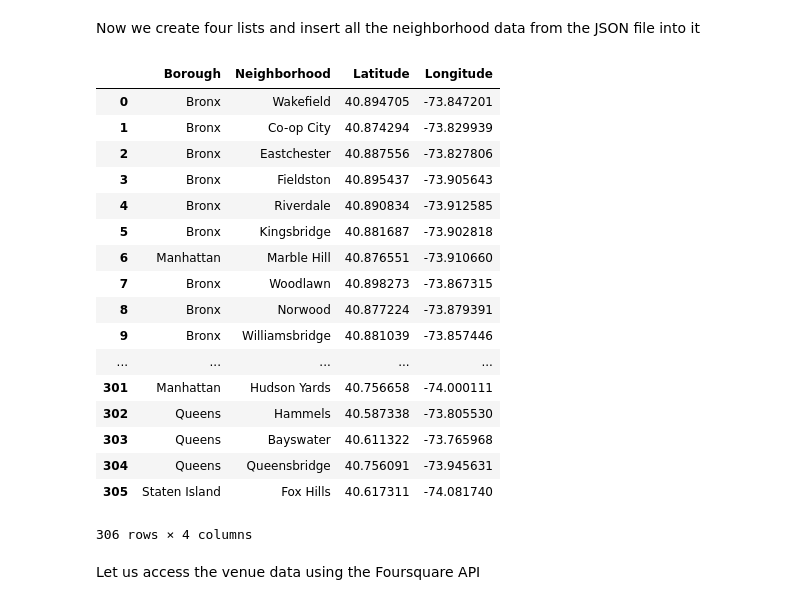
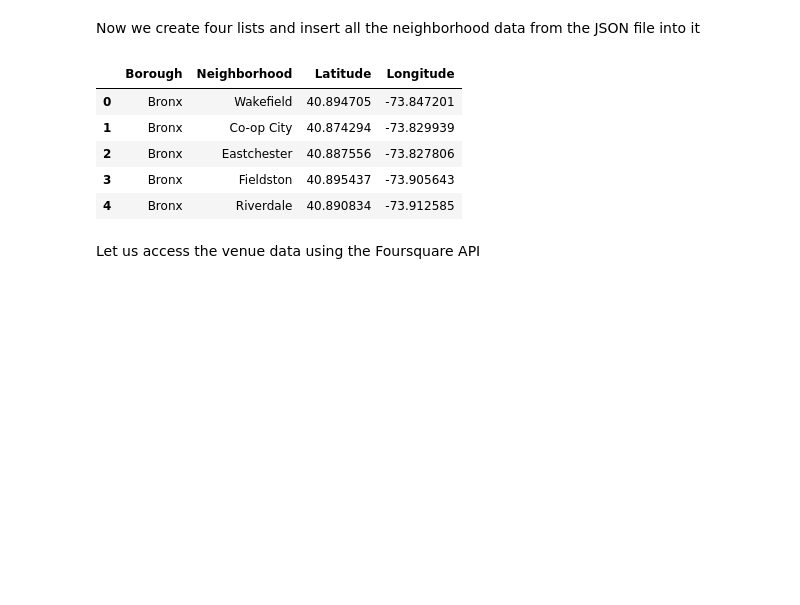
Before and after one commit to h-sarhan/IBM_Data_Science_Capstone, a Jupyter notebook: Battle of the Neighborhoods.ipynb, the cells around one changed output. Drawn from its saved outputs; the diff is of its cells as text; code cells hidden in the pictures; blank space fills up the shorter version.

```diff
--- a/Battle of the Neighborhoods.ipynb
+++ b/Battle of the Neighborhoods.ipynb
@@ -50,30 +50,18 @@ for i in nynb_data['features']:
 # %%
 # Creating the data frame that houses all the neighborhood info and then adding the 4 lists to it
 NYNB = pd.DataFrame()
 NYNB['Borough'] = boroughs
 NYNB['Neighborhood'] = neighborhoods
 NYNB['Latitude'] = latitude
 NYNB['Longitude'] = longitude
-NYNB
+NYNB.head()
 # %% [output]
 |  | Borough | Neighborhood | Latitude | Longitude |
 | 0 | Bronx | Wakefield | 40.894705 | -73.847201 |
 | 1 | Bronx | Co-op City | 40.874294 | -73.829939 |
 | 2 | Bronx | Eastchester | 40.887556 | -73.827806 |
 | 3 | Bronx | Fieldston | 40.895437 | -73.905643 |
 | 4 | Bronx | Riverdale | 40.890834 | -73.912585 |
-| 5 | Bronx | Kingsbridge | 40.881687 | -73.902818 |
-| 6 | Manhattan | Marble Hill | 40.876551 | -73.910660 |
-| 7 | Bronx | Woodlawn | 40.898273 | -73.867315 |
-| 8 | Bronx | Norwood | 40.877224 | -73.879391 |
-| 9 | Bronx | Williamsbridge | 40.881039 | -73.857446 |
-| ... | ... | ... | ... | ... |
-| 301 | Manhattan | Hudson Yards | 40.756658 | -74.000111 |
-| 302 | Queens | Hammels | 40.587338 | -73.805530 |
-| 303 | Queens | Bayswater | 40.611322 | -73.765968 |
-| 304 | Queens | Queensbridge | 40.756091 | -73.945631 |
-| 305 | Staten Island | Fox Hills | 40.617311 | -74.081740 |
-306 rows × 4 columns
 # %% [markdown]
 Let us access the venue data using the Foursquare API
 # %%
```
Also changed, not shown: parts of 22 cells of this notebook, 3 other files.
